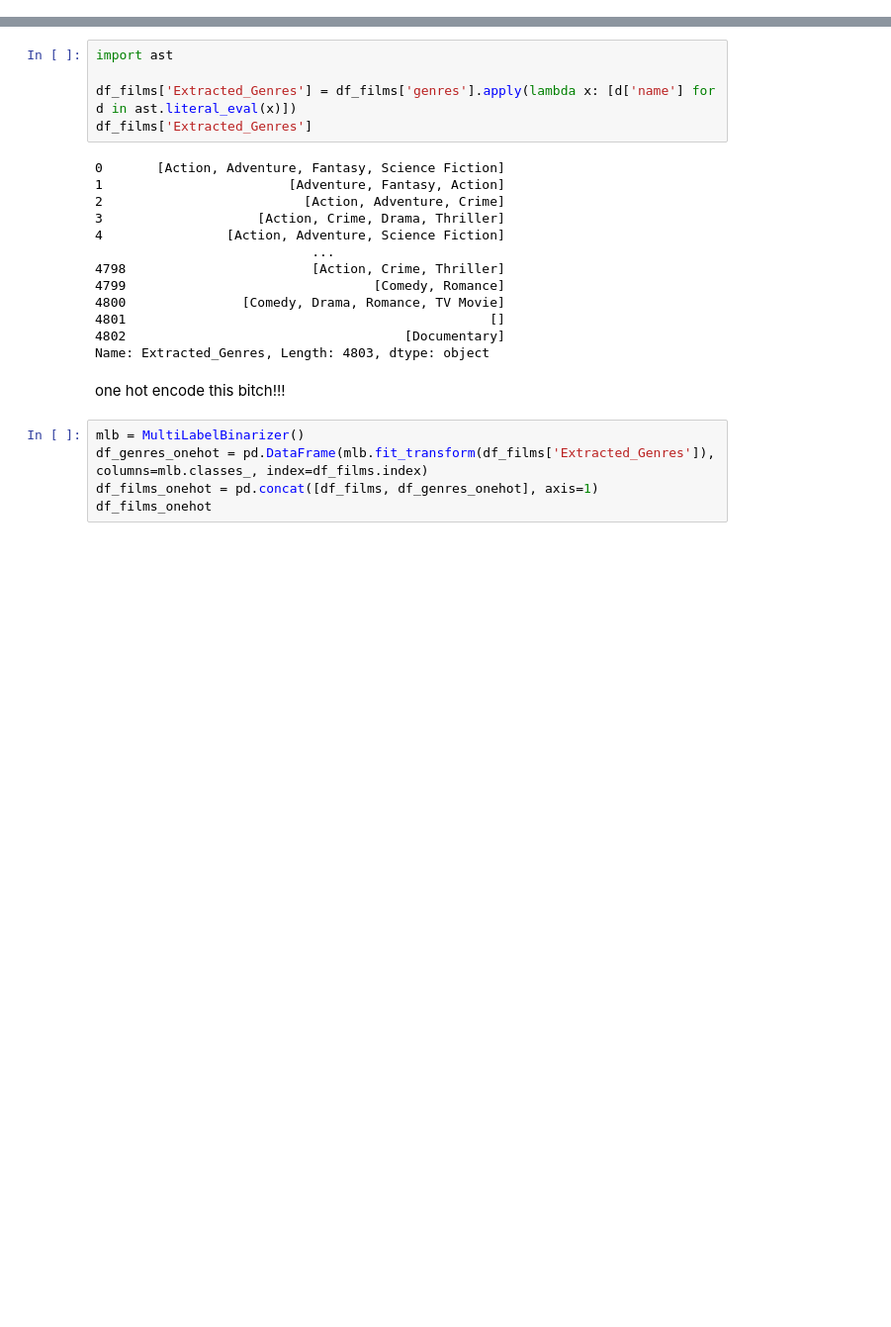
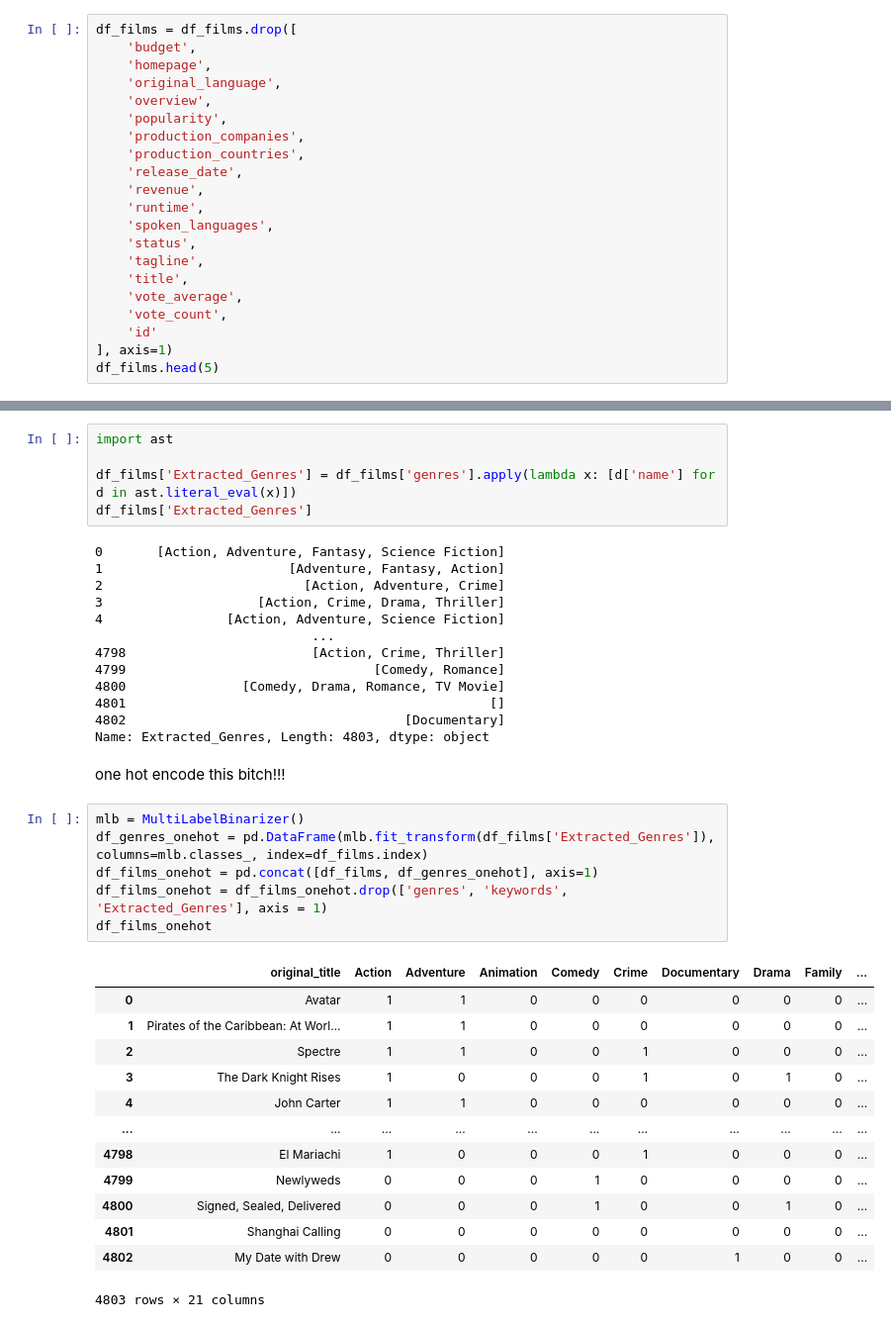
Before and after one commit to Jason3N/boxd.ai, a Jupyter notebook: ml-model/pookie.ipynb, the cells around one changed output, grey strips where cells are left out. Shown at 99% size. Saved outputs shown, nothing was run; the diff lists cells and outputs as text; blank space fills up the shorter version.

```diff
--- a/ml-model/pookie.ipynb
+++ b/ml-model/pookie.ipynb
@@ -25,3 +27,24 @@ df_films.head(5)
 | 2 | 245000000 | [{"id": 28, "name": "Action"}, {"... | http://www.sonypictures.com/movie... | 206647 | [{"id": 470, "name": "spy"}, {"id... | en | Spectre | A cryptic message from Bond’s pas... | ... |
 | 3 | 250000000 | [{"id": 28, "name": "Action"}, {"... | http://www.thedarkknightrises.com/ | 49026 | [{"id": 849, "name": "dc comics"}... | en | The Dark Knight Rises | Following the death of District A... | ... |
 | 4 | 260000000 | [{"id": 28, "name": "Action"}, {"... | http://movies.disney.com/john-carter | 49529 | [{"id": 818, "name": "based on no... | en | John Carter | John Carter is a war-weary, forme... | ... |
+# %%
+df_films = df_films.drop([
+    'budget',
+    'homepage',
+    'original_language',
+    'overview',
+    'popularity',
+    'production_companies',
+    'production_countries',
+    'release_date',
+    'revenue',
+    'runtime',
+    'spoken_languages',
+    'status',
+    'tagline',
+    'title',
+    'vote_average',
+    'vote_count',
+    'id'
+], axis=1)
+df_films.head(5)
@@ -50,5 +80,20 @@ one hot encode this bitch!!!
 # %%
 mlb = MultiLabelBinarizer()
 df_genres_onehot = pd.DataFrame(mlb.fit_transform(df_films['Extracted_Genres']), columns=mlb.classes_, index=df_films.index)
 df_films_onehot = pd.concat([df_films, df_genres_onehot], axis=1)
+df_films_onehot = df_films_onehot.drop(['genres', 'keywords', 'Extracted_Genres'], axis = 1)
 df_films_onehot
+# %% [output]
+|  | original_title | Action | Adventure | Animation | Comedy | Crime | Documentary | Drama | Family | ... |
+| 0 | Avatar | 1 | 1 | 0 | 0 | 0 | 0 | 0 | 0 | ... |
+| 1 | Pirates of the Caribbean: At Worl... | 1 | 1 | 0 | 0 | 0 | 0 | 0 | 0 | ... |
+| 2 | Spectre | 1 | 1 | 0 | 0 | 1 | 0 | 0 | 0 | ... |
+| 3 | The Dark Knight Rises | 1 | 0 | 0 | 0 | 1 | 0 | 1 | 0 | ... |
+| 4 | John Carter | 1 | 1 | 0 | 0 | 0 | 0 | 0 | 0 | ... |
+| ... | ... | ... | ... | ... | ... | ... | ... | ... | ... | ... |
+| 4798 | El Mariachi | 1 | 0 | 0 | 0 | 1 | 0 | 0 | 0 | ... |
+| 4799 | Newlyweds | 0 | 0 | 0 | 1 | 0 | 0 | 0 | 0 | ... |
+| 4800 | Signed, Sealed, Delivered | 0 | 0 | 0 | 1 | 0 | 0 | 1 | 0 | ... |
+| 4801 | Shanghai Calling | 0 | 0 | 0 | 0 | 0 | 0 | 0 | 0 | ... |
+| 4802 | My Date with Drew | 0 | 0 | 0 | 0 | 0 | 1 | 0 | 0 | ... |
+4803 rows × 21 columns
```
Also changed, not shown: parts of 5 cells of this notebook.
